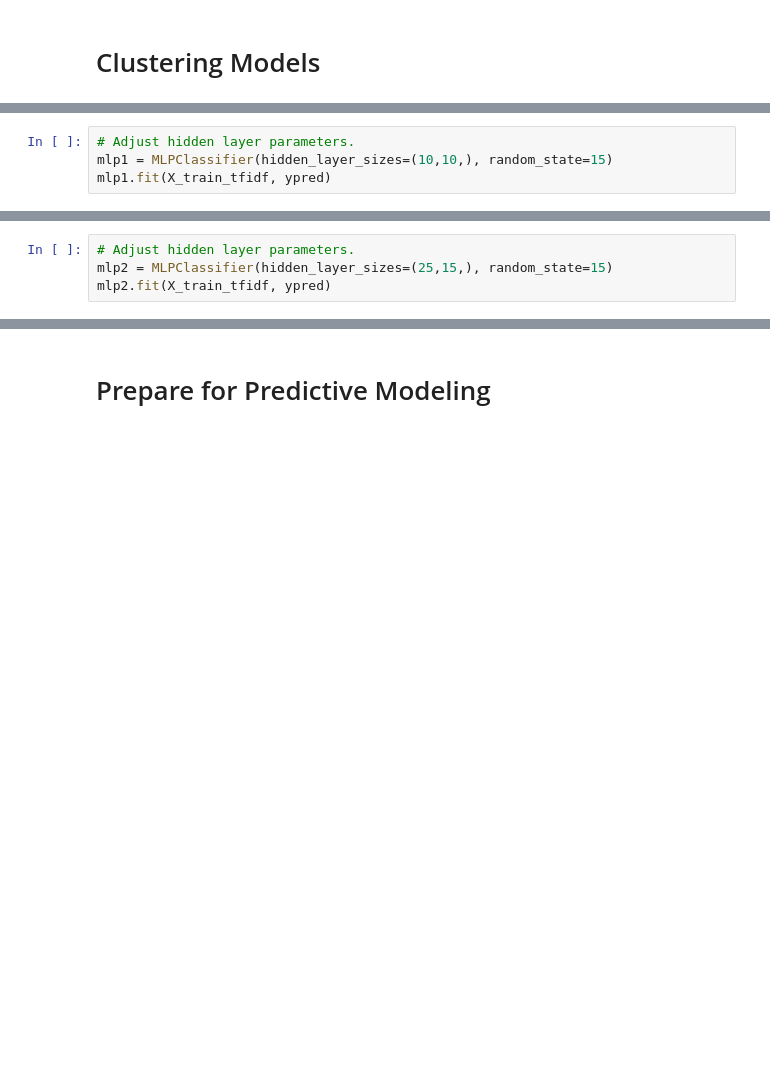
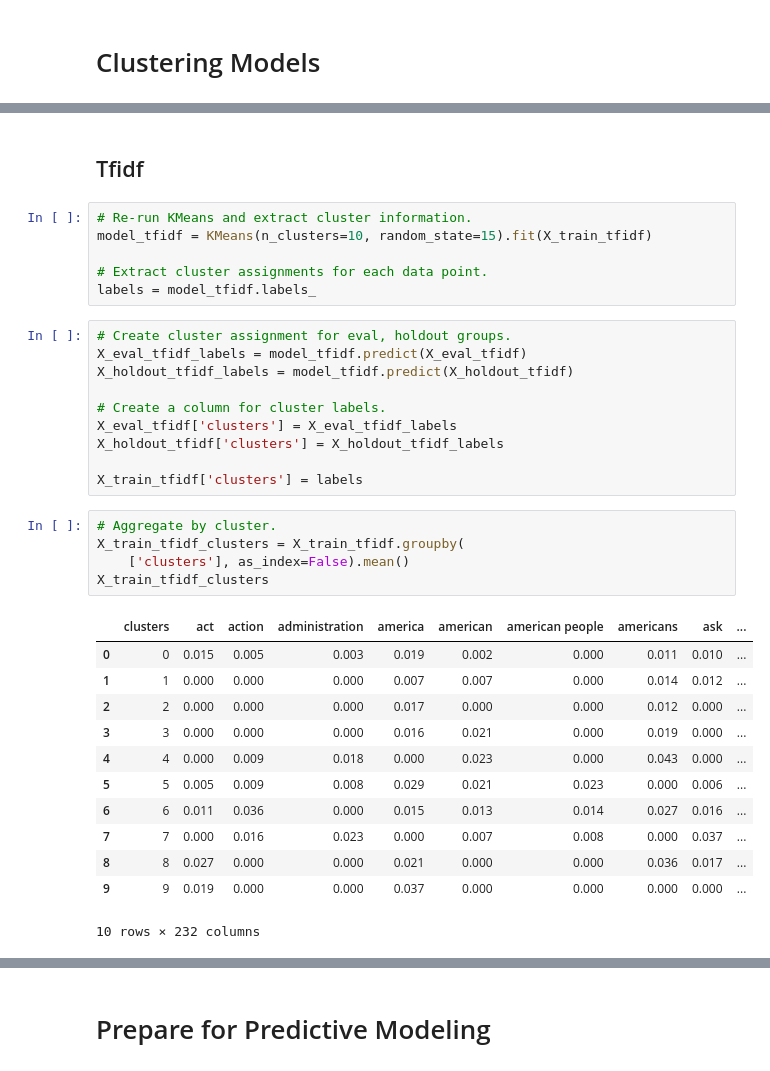
Before and after one commit to serfsup/thinkful-unsupervised-capstone, a Jupyter notebook: Thinkful.U4L5.1 Unsupervised Capstone.ipynb, the cells around one changed output, grey strips where cells are left out. Cells and saved outputs as stored; diff of their text form; blank space fills up the shorter version.

```diff
--- a/Thinkful.U4L5.1 Unsupervised Capstone.ipynb
+++ b/Thinkful.U4L5.1 Unsupervised Capstone.ipynb
@@ -489,4 +370,0 @@ array([0.83333333, 0.81481481, 0.79245283, 0.78640777, 0.74257426])
-# %%
-# Adjust hidden layer parameters.
-mlp1 = MLPClassifier(hidden_layer_sizes=(10,10,), random_state=15)
-mlp1.fit(X_train_tfidf, ypred)
@@ -511,4 +370,0 @@ array([0.73148148, 0.71296296, 0.72641509, 0.70873786, 0.73267327])
-# %%
-# Adjust hidden layer parameters.
-mlp2 = MLPClassifier(hidden_layer_sizes=(25,15,), random_state=15)
-mlp2.fit(X_train_tfidf, ypred)
@@ -532,0 +423,36 @@ array([0.84259259, 0.7962963 , 0.82075472, 0.80582524, 0.8019802 ])
+# %% [markdown]
+## Tfidf
+# %%
+# Re-run KMeans and extract cluster information.
+model_tfidf = KMeans(n_clusters=10, random_state=15).fit(X_train_tfidf)
+
+# Extract cluster assignments for each data point.
+labels = model_tfidf.labels_
+# %%
+# Create cluster assignment for eval, holdout groups.
+X_eval_tfidf_labels = model_tfidf.predict(X_eval_tfidf)
+X_holdout_tfidf_labels = model_tfidf.predict(X_holdout_tfidf)
+
+# Create a column for cluster labels.
+X_eval_tfidf['clusters'] = X_eval_tfidf_labels
+X_holdout_tfidf['clusters'] = X_holdout_tfidf_labels
+
+X_train_tfidf['clusters'] = labels
+# %%
+# Aggregate by cluster.
+X_train_tfidf_clusters = X_train_tfidf.groupby(
+    ['clusters'], as_index=False).mean()
+X_train_tfidf_clusters
+# %% [output]
+|  | clusters | act | action | administration | america | american | american people | americans | ask | ... |
+| 0 | 0 | 0.015 | 0.005 | 0.003 | 0.019 | 0.002 | 0.000 | 0.011 | 0.010 | ... |
+| 1 | 1 | 0.000 | 0.000 | 0.000 | 0.007 | 0.007 | 0.000 | 0.014 | 0.012 | ... |
+| 2 | 2 | 0.000 | 0.000 | 0.000 | 0.017 | 0.000 | 0.000 | 0.012 | 0.000 | ... |
+| 3 | 3 | 0.000 | 0.000 | 0.000 | 0.016 | 0.021 | 0.000 | 0.019 | 0.000 | ... |
+| 4 | 4 | 0.000 | 0.009 | 0.018 | 0.000 | 0.023 | 0.000 | 0.043 | 0.000 | ... |
+| 5 | 5 | 0.005 | 0.009 | 0.008 | 0.029 | 0.021 | 0.023 | 0.000 | 0.006 | ... |
+| 6 | 6 | 0.011 | 0.036 | 0.000 | 0.015 | 0.013 | 0.014 | 0.027 | 0.016 | ... |
+| 7 | 7 | 0.000 | 0.016 | 0.023 | 0.000 | 0.007 | 0.008 | 0.000 | 0.037 | ... |
+| 8 | 8 | 0.027 | 0.000 | 0.000 | 0.021 | 0.000 | 0.000 | 0.036 | 0.017 | ... |
+| 9 | 9 | 0.019 | 0.000 | 0.000 | 0.037 | 0.000 | 0.000 | 0.000 | 0.000 | ... |
+10 rows × 232 columns
```
Also changed, not shown: parts of 148 cells of this notebook.
